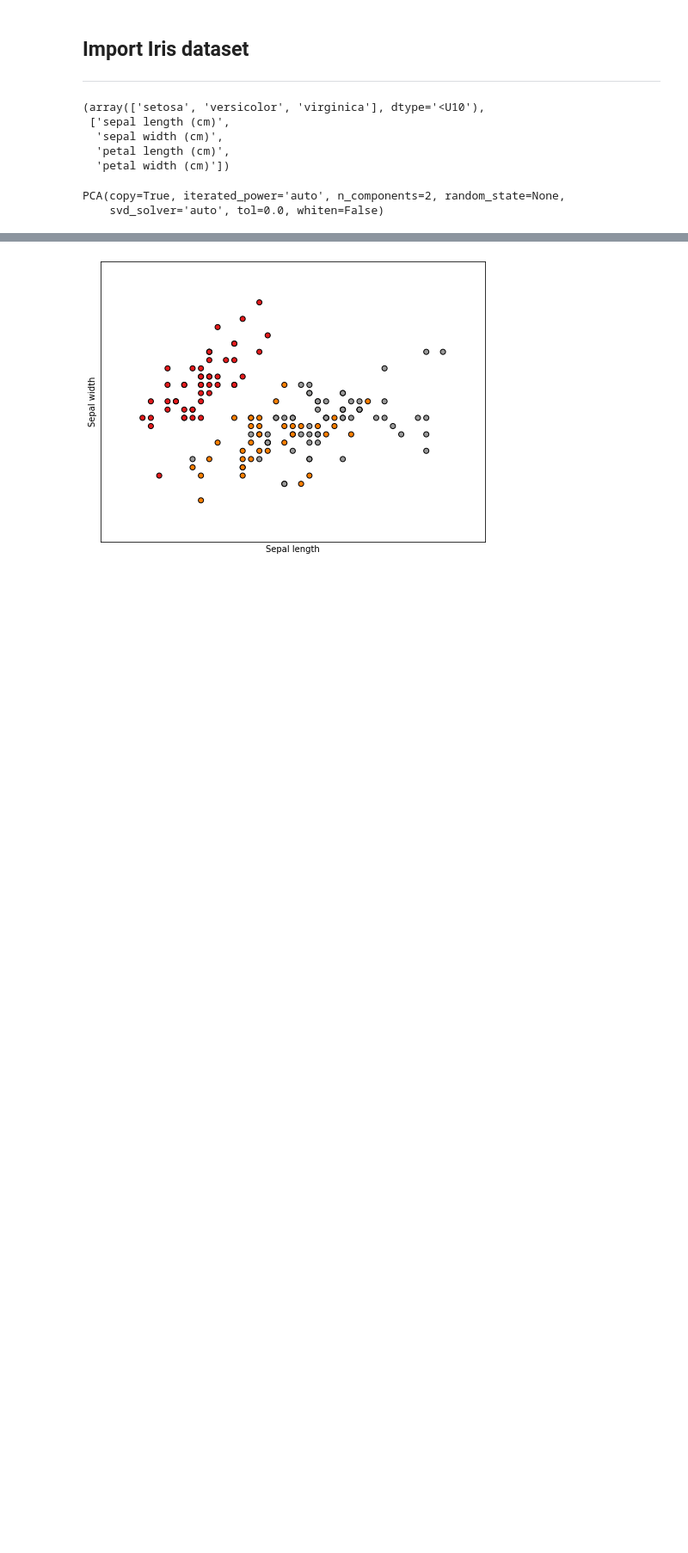
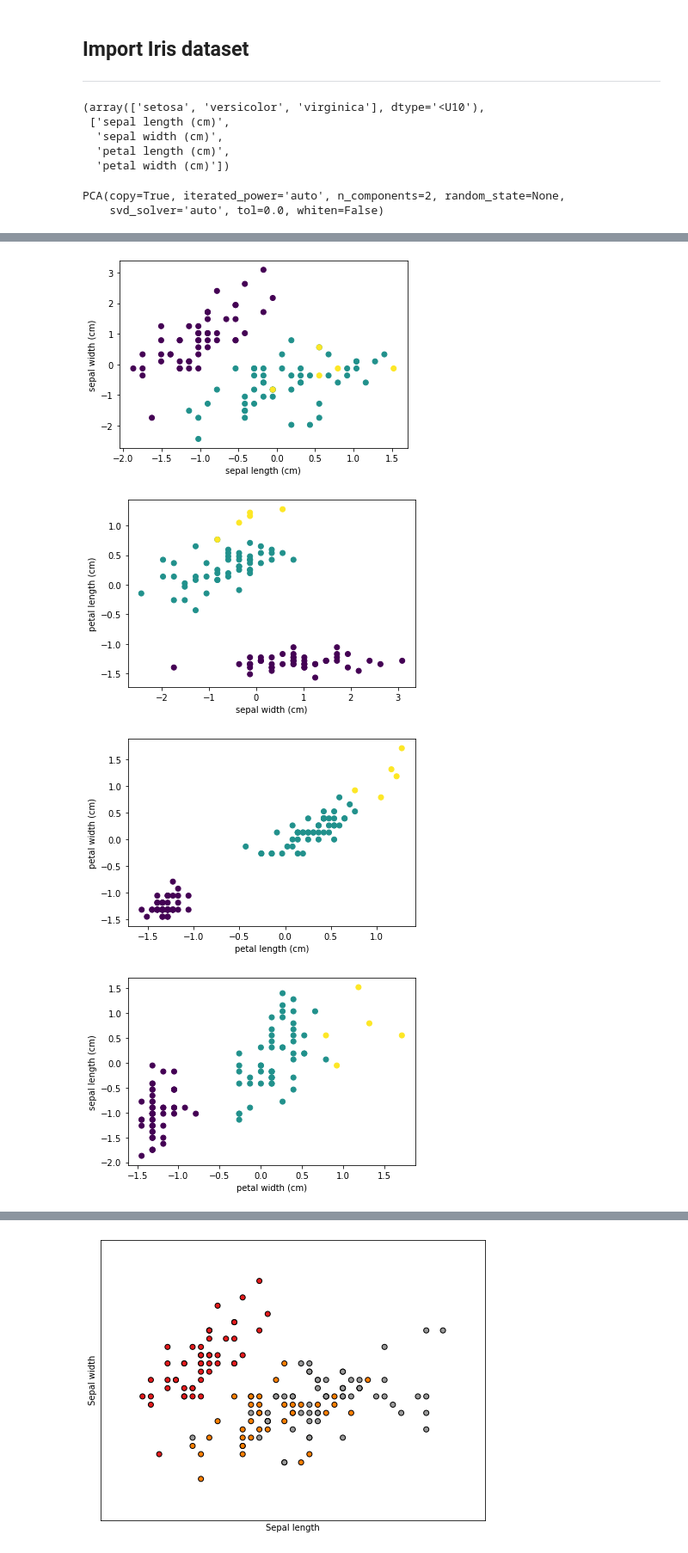
Before and after one commit to kate006naja/MachineLearningClassCode, a Jupyter notebook: ml11.ipynb, the cells around one changed output, grey strips where cells are left out. Shown: that part at 86% size. Cells and saved outputs as stored; diff of their text form; code cells hidden in the pictures; blank space fills up the shorter version.

```diff
--- a/ml11.ipynb
+++ b/ml11.ipynb
@@ -401,0 +481,3 @@ PCA(copy=True, iterated_power='auto', n_components=2, random_state=None,
+# %%
+feature_names = iris.feature_names
+feature_names
@@ -401,0 +489,4 @@ PCA(copy=True, iterated_power='auto', n_components=2, random_state=None,
+# %%
+for i, feature in enumerate(feature_names):
+    print(i, 'and')
+    print(feature)
@@ -401,0 +502,19 @@ PCA(copy=True, iterated_power='auto', n_components=2, random_state=None,
+# %%
+# plot combination of original training data
+X_train.shape
+for i, feature in enumerate(feature_names):
+    if i != 3:
+        plt.figure()
+        plt.scatter(X_train[:, i], X_train[:, i+1], c = y_train)
+        plt.xlabel(feature)
+        plt.ylabel(feature_names[i+1])
+    else:
+        plt.figure()
+        plt.scatter(X_train[:, i], X_train[:, 0], c = y_train)
+        plt.xlabel(feature)
+        plt.ylabel(feature_names[0])
+# %% [output]
+[figure, added]
+[figure, added]
+[figure, added]
+[figure, added]
```
Also changed, not shown: parts of 22 cells of this notebook.
